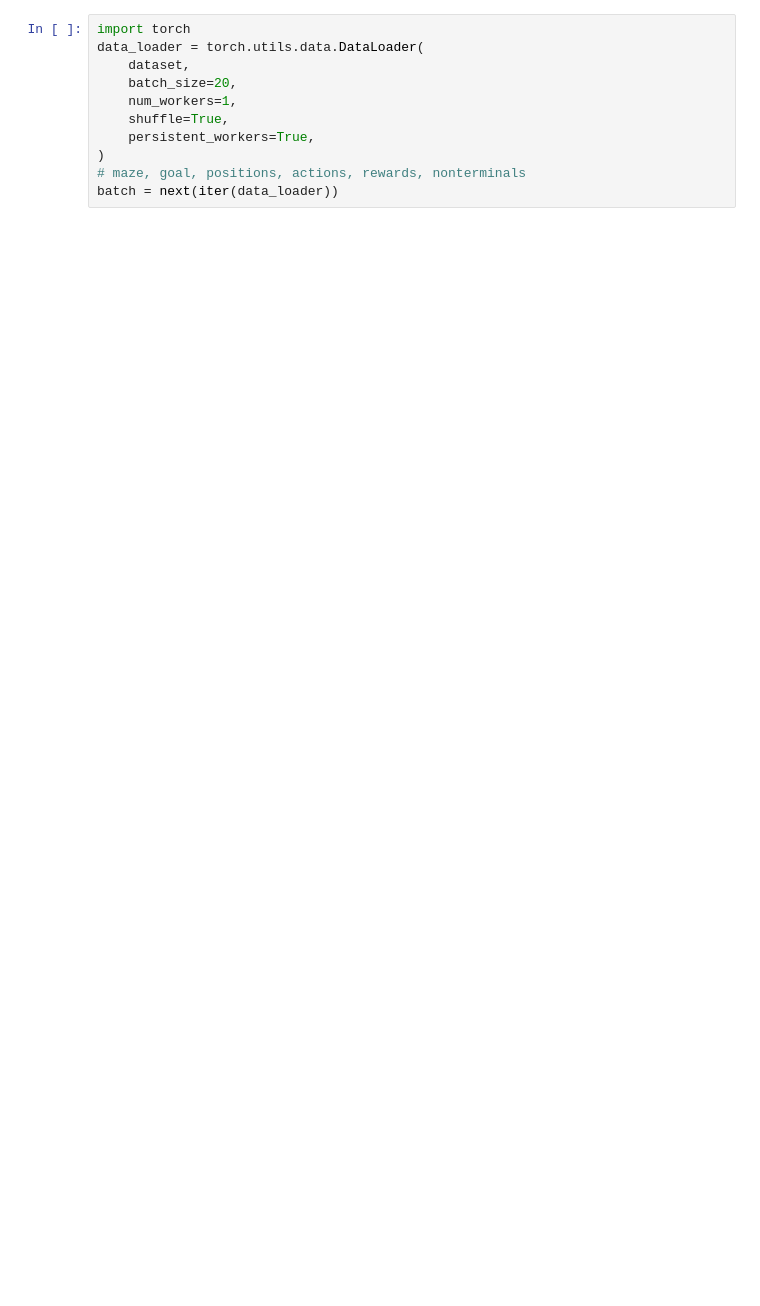
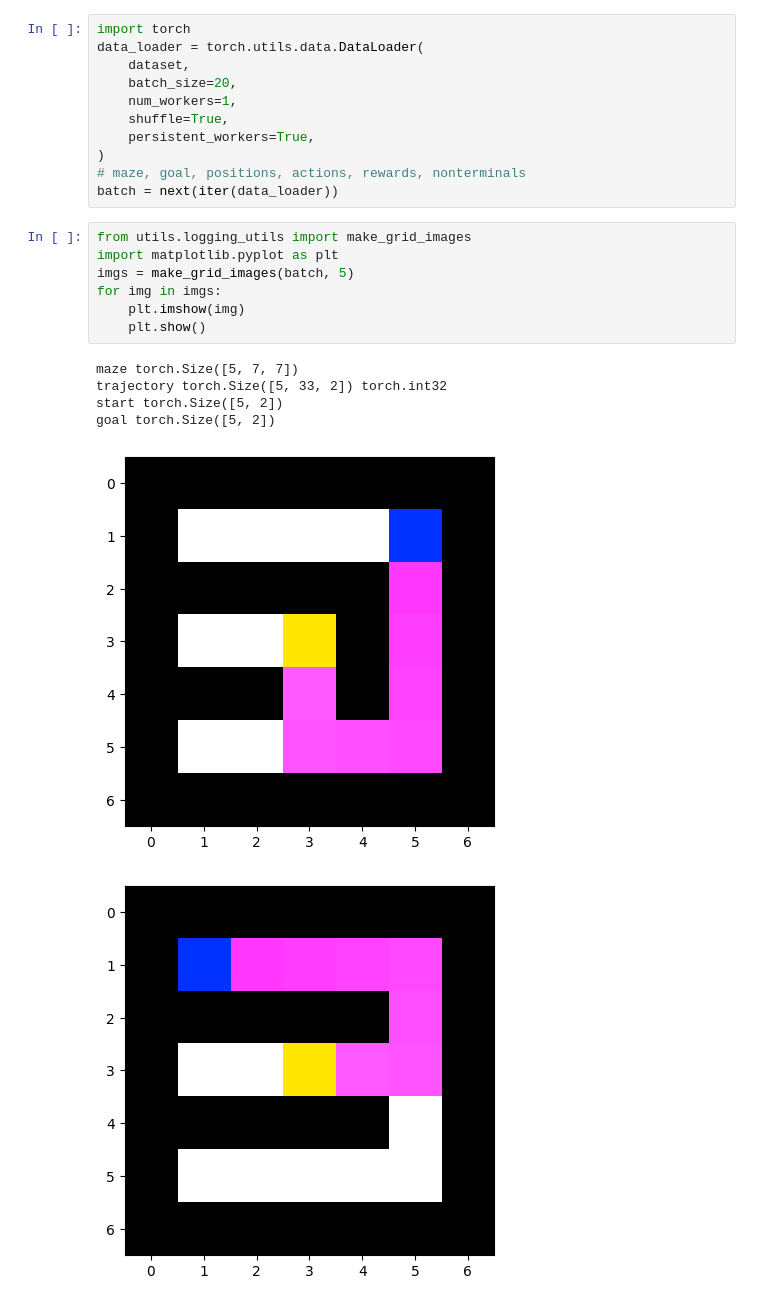
Before and after one commit to davidbhoffmann/diffusion-forcing, a Jupyter notebook: dev.ipynb, the cells around one changed output. Saved outputs shown, nothing was run; the diff lists cells and outputs as text; blank space fills up the shorter version.

```diff
--- a/dev.ipynb
+++ b/dev.ipynb
@@ -43,3 +46,17 @@ data_loader = torch.utils.data.DataLoader(
 )
 # maze, goal, positions, actions, rewards, nonterminals
 batch = next(iter(data_loader))
+# %%
+from utils.logging_utils import make_grid_images
+import matplotlib.pyplot as plt
+imgs = make_grid_images(batch, 5)
+for img in imgs:
+    plt.imshow(img)
+    plt.show()
+# %% [output]
+maze torch.Size([5, 7, 7])
+trajectory torch.Size([5, 33, 2]) torch.int32
+start torch.Size([5, 2])
+goal torch.Size([5, 2])
+[figure, added]
+[figure, added]
```
Also changed, not shown: parts of 24 cells of this notebook, 4 other files.
